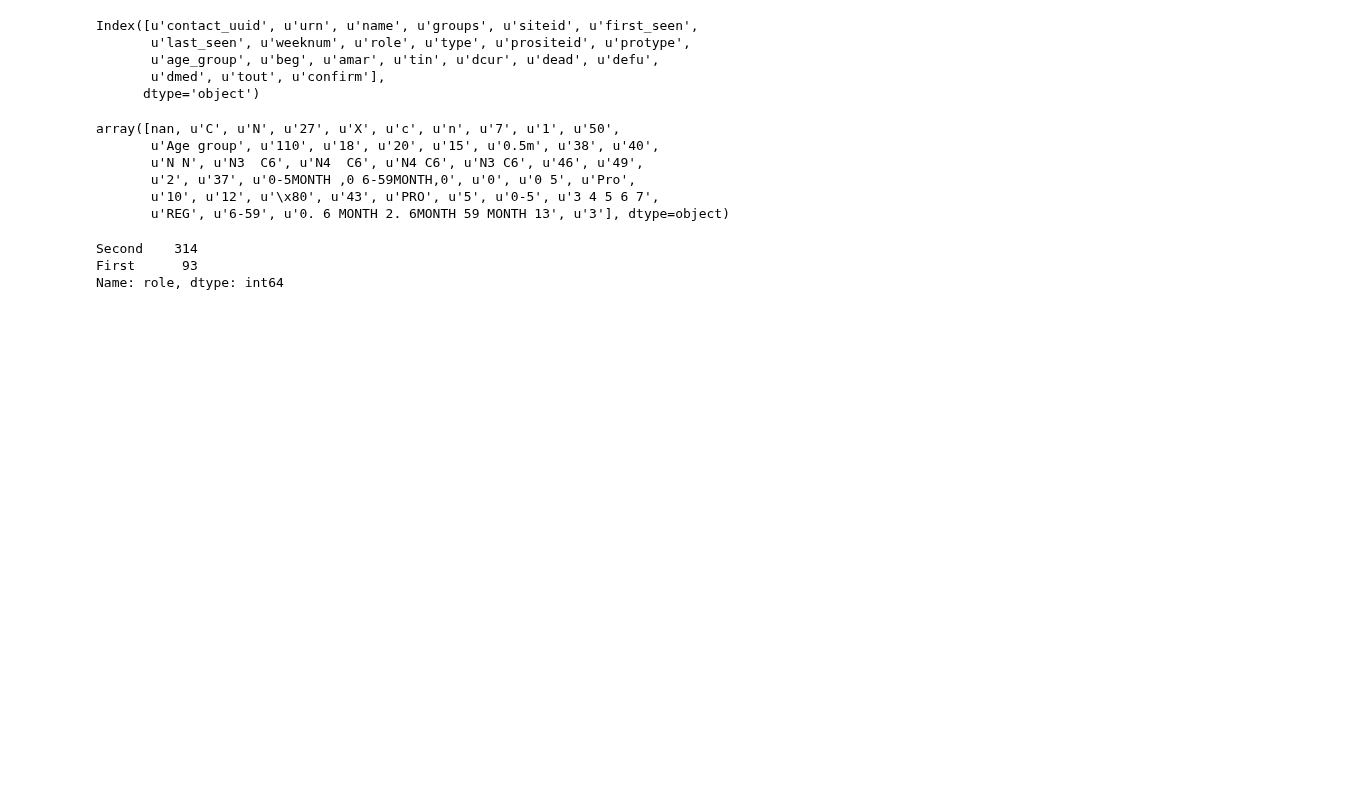
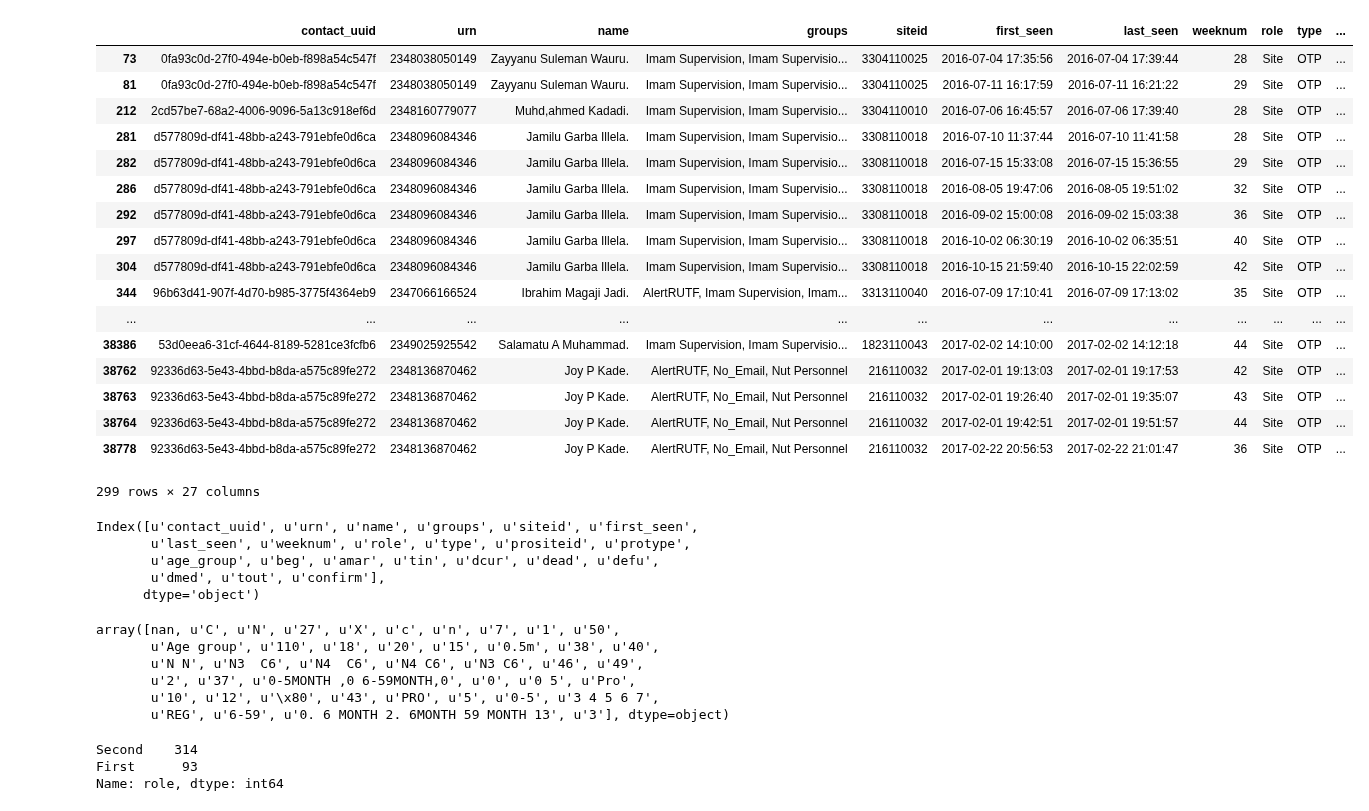
Before and after one commit to RobertJohnston/IMAM, a Jupyter notebook: Data Cleaning.ipynb, the cells around one changed output. Saved outputs shown, nothing was run; the diff lists cells and outputs as text; code cells hidden in the pictures; blank space fills up the shorter version.

```diff
--- a/Data Cleaning.ipynb
+++ b/Data Cleaning.ipynb
@@ -104,3 +118,27 @@ df = df_raw.reindex(columns=columnsTitles)
+# %%
+df['year_weeknum'] = zip(df['year'], df['weeknum'])
+df['rep_year_wn'] = df['last_seen'].map(lambda x: x.isocalendar()[:2])
+
+df.query('rep_year_wn<year_weeknum')
+# %% [output]
+|  | contact_uuid | urn | name | groups | siteid | first_seen | last_seen | weeknum | role | type | ... |
+| 73 | 0fa93c0d-27f0-494e-b0eb-f898a54c547f | 2348038050149 | Zayyanu Suleman Wauru. | Imam Supervision, Imam Supervisio... | 3304110025 | 2016-07-04 17:35:56 | 2016-07-04 17:39:44 | 28 | Site | OTP | ... |
+| 81 | 0fa93c0d-27f0-494e-b0eb-f898a54c547f | 2348038050149 | Zayyanu Suleman Wauru. | Imam Supervision, Imam Supervisio... | 3304110025 | 2016-07-11 16:17:59 | 2016-07-11 16:21:22 | 29 | Site | OTP | ... |
+| 212 | 2cd57be7-68a2-4006-9096-5a13c918ef6d | 2348160779077 | Muhd,ahmed Kadadi. | Imam Supervision, Imam Supervisio... | 3304110010 | 2016-07-06 16:45:57 | 2016-07-06 17:39:40 | 28 | Site | OTP | ... |
+| 281 | d577809d-df41-48bb-a243-791ebfe0d6ca | 2348096084346 | Jamilu Garba Illela. | Imam Supervision, Imam Supervisio... | 3308110018 | 2016-07-10 11:37:44 | 2016-07-10 11:41:58 | 28 | Site | OTP | ... |
+| 282 | d577809d-df41-48bb-a243-791ebfe0d6ca | 2348096084346 | Jamilu Garba Illela. | Imam Supervision, Imam Supervisio... | 3308110018 | 2016-07-15 15:33:08 | 2016-07-15 15:36:55 | 29 | Site | OTP | ... |
+| 286 | d577809d-df41-48bb-a243-791ebfe0d6ca | 2348096084346 | Jamilu Garba Illela. | Imam Supervision, Imam Supervisio... | 3308110018 | 2016-08-05 19:47:06 | 2016-08-05 19:51:02 | 32 | Site | OTP | ... |
+| 292 | d577809d-df41-48bb-a243-791ebfe0d6ca | 2348096084346 | Jamilu Garba Illela. | Imam Supervision, Imam Supervisio... | 3308110018 | 2016-09-02 15:00:08 | 2016-09-02 15:03:38 | 36 | Site | OTP | ... |
+| 297 | d577809d-df41-48bb-a243-791ebfe0d6ca | 2348096084346 | Jamilu Garba Illela. | Imam Supervision, Imam Supervisio... | 3308110018 | 2016-10-02 06:30:19 | 2016-10-02 06:35:51 | 40 | Site | OTP | ... |
+| 304 | d577809d-df41-48bb-a243-791ebfe0d6ca | 2348096084346 | Jamilu Garba Illela. | Imam Supervision, Imam Supervisio... | 3308110018 | 2016-10-15 21:59:40 | 2016-10-15 22:02:59 | 42 | Site | OTP | ... |
+| 344 | 96b63d41-907f-4d70-b985-3775f4364eb9 | 2347066166524 | Ibrahim Magaji Jadi. | AlertRUTF, Imam Supervision, Imam... | 3313110040 | 2016-07-09 17:10:41 | 2016-07-09 17:13:02 | 35 | Site | OTP | ... |
+| ... | ... | ... | ... | ... | ... | ... | ... | ... | ... | ... | ... |
+| 38386 | 53d0eea6-31cf-4644-8189-5281ce3fcfb6 | 2349025925542 | Salamatu A Muhammad. | Imam Supervision, Imam Supervisio... | 1823110043 | 2017-02-02 14:10:00 | 2017-02-02 14:12:18 | 44 | Site | OTP | ... |
+| 38762 | 92336d63-5e43-4bbd-b8da-a575c89fe272 | 2348136870462 | Joy P Kade. | AlertRUTF, No_Email, Nut Personnel | 216110032 | 2017-02-01 19:13:03 | 2017-02-01 19:17:53 | 42 | Site | OTP | ... |
+| 38763 | 92336d63-5e43-4bbd-b8da-a575c89fe272 | 2348136870462 | Joy P Kade. | AlertRUTF, No_Email, Nut Personnel | 216110032 | 2017-02-01 19:26:40 | 2017-02-01 19:35:07 | 43 | Site | OTP | ... |
+| 38764 | 92336d63-5e43-4bbd-b8da-a575c89fe272 | 2348136870462 | Joy P Kade. | AlertRUTF, No_Email, Nut Personnel | 216110032 | 2017-02-01 19:42:51 | 2017-02-01 19:51:57 | 44 | Site | OTP | ... |
+| 38778 | 92336d63-5e43-4bbd-b8da-a575c89fe272 | 2348136870462 | Joy P Kade. | AlertRUTF, No_Email, Nut Personnel | 216110032 | 2017-02-22 20:56:53 | 2017-02-22 21:01:47 | 36 | Site | OTP | ... |
+299 rows × 27 columns
 # %%
 df.keys()
 # %% [output]
```
Also changed, not shown: parts of 10 cells of this notebook, 2 other files.
